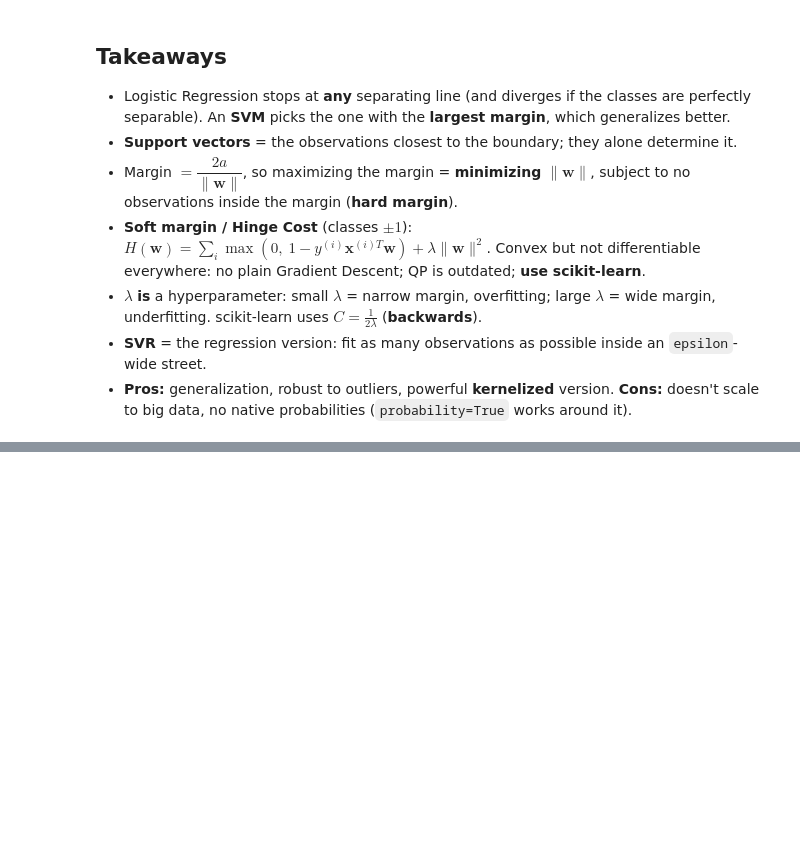
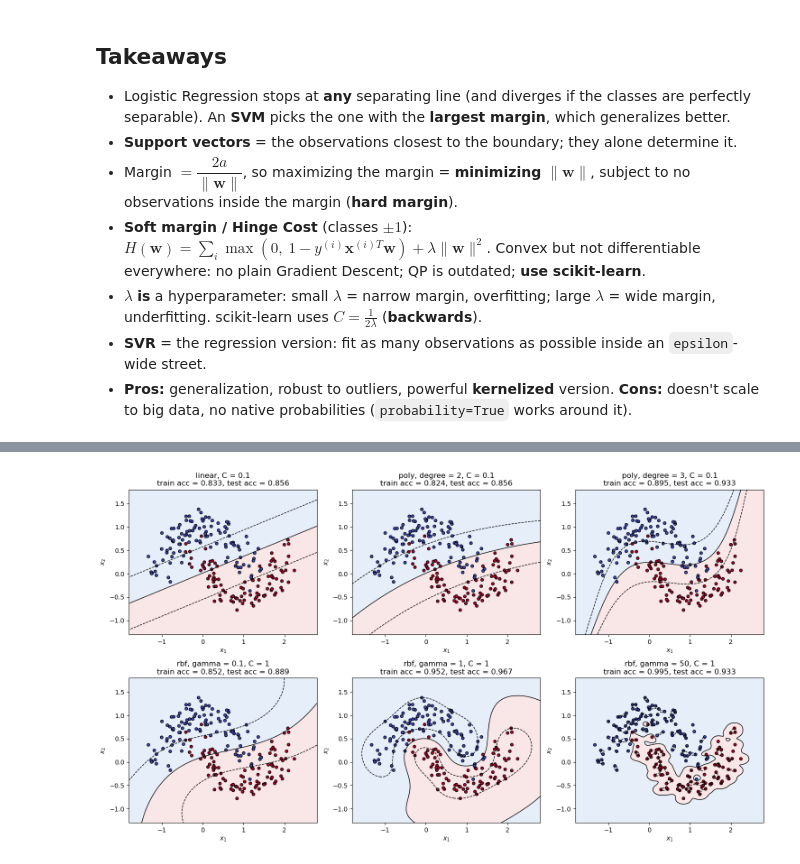
Before and after one commit to AdiRosenstock/STAT-362-Advanced-Machine-Learning, a Jupyter notebook: Notebook.ipynb, the cells around one changed output, grey strips where cells are left out. Drawn from its saved outputs; the diff is of its cells as text; code cells hidden in the pictures; blank space fills up the shorter version.

```diff
--- a/Notebook.ipynb
+++ b/Notebook.ipynb
@@ -1014,0 +1046,25 @@ RBF SVC, Pr(class 1) for the first 5 test points: [0.758 0.803 0.018 0.01  0.006
+# %%
+from sklearn.svm import LinearSVC
+
+kernel_models = {
+    "linear, C = 0.1":           SVC(kernel="linear", C=0.1),
+    "poly, degree = 2, C = 0.1": SVC(kernel="poly", degree=2, coef0=1, C=0.1),
+    "poly, degree = 3, C = 0.1": SVC(kernel="poly", degree=3, coef0=1, C=0.1),
+    "rbf, gamma = 0.1, C = 1":   SVC(kernel="rbf", gamma=0.1, C=1),
+    "rbf, gamma = 1, C = 1":     SVC(kernel="rbf", gamma=1, C=1),
+    "rbf, gamma = 50, C = 1":    SVC(kernel="rbf", gamma=50, C=1),
+}
+
+fig, ax = plt.subplots(2, 3, figsize=(15, 8.5))
+for a_, (name, svm) in zip(ax.ravel(), kernel_models.items()):
+    model = make_pipeline(StandardScaler(), svm).fit(X_mn_tr, y_mn_tr)
+    Z = model.decision_function(grid).reshape(g1.shape)
+    a_.contourf(g1, g2, Z, levels=[-1e9, 0, 1e9], colors=["#d6e4f5", "#f5d6d6"], alpha=0.6)
+    a_.contour(g1, g2, Z, levels=[-1, 0, 1], colors="k", linestyles=["--", "-", "--"], linewidths=1)
+    a_.scatter(*X_mn_tr.T, c=y_mn_tr, cmap="coolwarm", edgecolor="k", s=20)
+    a_.set_title(f"{name}\ntrain acc = {model.score(X_mn_tr, y_mn_tr):.3f}, "
+                 f"test acc = {model.score(X_mn_te, y_mn_te):.3f}")
+    a_.set_xlabel(r"$x_1$"); a_.set_ylabel(r"$x_2$")
+plt.tight_layout(); plt.show()
+# %% [output]
+[figure, added]
```
Also changed, not shown: parts of 21 cells of this notebook, 1 other file.
